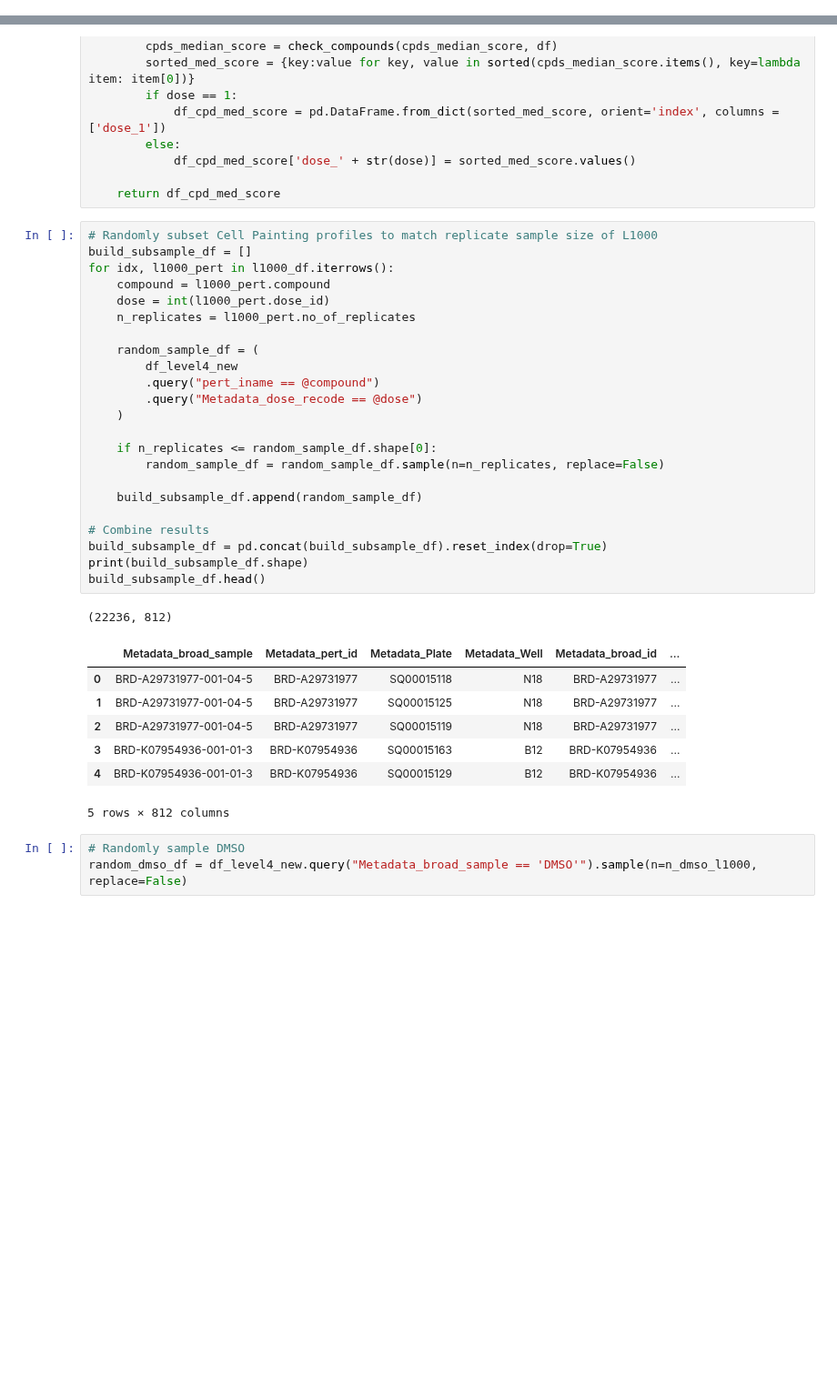
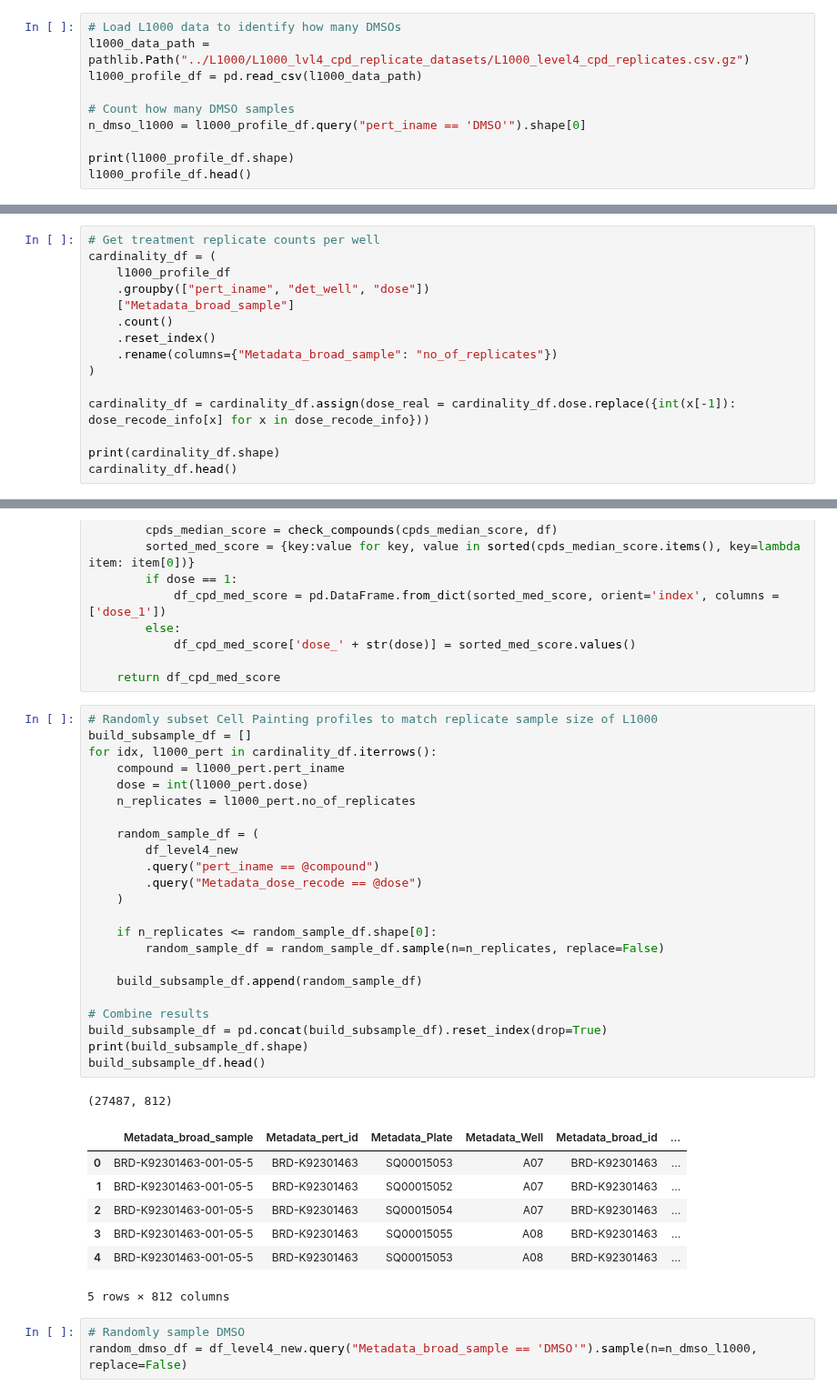
Before and after one commit to broadinstitute/lincs-profiling-complementarity, a Jupyter notebook: 1.Data-exploration/Profiles_level4/cell_painting/6.cellpainting_calculate_subsampled_replicatescores.ipynb, the cells around one changed output, grey strips where cells are left out. Shown at 91% size. Saved outputs shown, nothing was run; the diff lists cells and outputs as text; blank space fills up the shorter version.

Commit message:
fix subsampling to appropriate cardinality

```diff
--- a/1.Data-exploration/Profiles_level4/cell_painting/6.cellpainting_calculate_subsampled_replicatescores.ipynb
+++ b/1.Data-exploration/Profiles_level4/cell_painting/6.cellpainting_calculate_subsampled_replicatescores.ipynb
@@ -67,0 +33,10 @@ l1000_profile_df.head()
+# %%
+# Load L1000 data to identify how many DMSOs
+l1000_data_path = pathlib.Path("../L1000/L1000_lvl4_cpd_replicate_datasets/L1000_level4_cpd_replicates.csv.gz")
+l1000_profile_df = pd.read_csv(l1000_data_path)
+
+# Count how many DMSO samples
+n_dmso_l1000 = l1000_profile_df.query("pert_iname == 'DMSO'").shape[0]
+
+print(l1000_profile_df.shape)
+l1000_profile_df.head()
@@ -67,0 +52,15 @@ l1000_profile_df.head()
+# %%
+# Get treatment replicate counts per well
+cardinality_df = (
+    l1000_profile_df
+    .groupby(["pert_iname", "det_well", "dose"])
+    ["Metadata_broad_sample"]
+    .count()
+    .reset_index()
+    .rename(columns={"Metadata_broad_sample": "no_of_replicates"})
+)
+
+cardinality_df = cardinality_df.assign(dose_real = cardinality_df.dose.replace({int(x[-1]): dose_recode_info[x] for x in dose_recode_info}))
+
+print(cardinality_df.shape)
+cardinality_df.head()
@@ -205,34 +212,34 @@ def get_cpd_medianscores(df):
 # %%
 # Randomly subset Cell Painting profiles to match replicate sample size of L1000
 build_subsample_df = []
-for idx, l1000_pert in l1000_df.iterrows():
-    compound = l1000_pert.compound
-    dose = int(l1000_pert.dose_id)
+for idx, l1000_pert in cardinality_df.iterrows():
+    compound = l1000_pert.pert_iname
+    dose = int(l1000_pert.dose)
     n_replicates = l1000_pert.no_of_replicates
 
     random_sample_df = (
         df_level4_new
         .query("pert_iname == @compound")
         .query("Metadata_dose_recode == @dose")
     )
 
     if n_replicates <= random_sample_df.shape[0]:
         random_sample_df = random_sample_df.sample(n=n_replicates, replace=False)
 
     build_subsample_df.append(random_sample_df)
 
 # Combine results
 build_subsample_df = pd.concat(build_subsample_df).reset_index(drop=True)
 print(build_subsample_df.shape)
 build_subsample_df.head()
 # %% [output]
-(22236, 812)
+(27487, 812)
 |  | Metadata_broad_sample | Metadata_pert_id | Metadata_Plate | Metadata_Well | Metadata_broad_id | ... |
-| 0 | BRD-A29731977-001-04-5 | BRD-A29731977 | SQ00015118 | N18 | BRD-A29731977 | ... |
-| 1 | BRD-A29731977-001-04-5 | BRD-A29731977 | SQ00015125 | N18 | BRD-A29731977 | ... |
-| 2 | BRD-A29731977-001-04-5 | BRD-A29731977 | SQ00015119 | N18 | BRD-A29731977 | ... |
-| 3 | BRD-K07954936-001-01-3 | BRD-K07954936 | SQ00015163 | B12 | BRD-K07954936 | ... |
-| 4 | BRD-K07954936-001-01-3 | BRD-K07954936 | SQ00015129 | B12 | BRD-K07954936 | ... |
+| 0 | BRD-K92301463-001-05-5 | BRD-K92301463 | SQ00015053 | A07 | BRD-K92301463 | ... |
+| 1 | BRD-K92301463-001-05-5 | BRD-K92301463 | SQ00015052 | A07 | BRD-K92301463 | ... |
+| 2 | BRD-K92301463-001-05-5 | BRD-K92301463 | SQ00015054 | A07 | BRD-K92301463 | ... |
+| 3 | BRD-K92301463-001-05-5 | BRD-K92301463 | SQ00015055 | A08 | BRD-K92301463 | ... |
+| 4 | BRD-K92301463-001-05-5 | BRD-K92301463 | SQ00015053 | A08 | BRD-K92301463 | ... |
 5 rows × 812 columns
 # %%
 # Randomly sample DMSO
```
Also changed, not shown: parts of 7 cells of this notebook, 25 other files.
